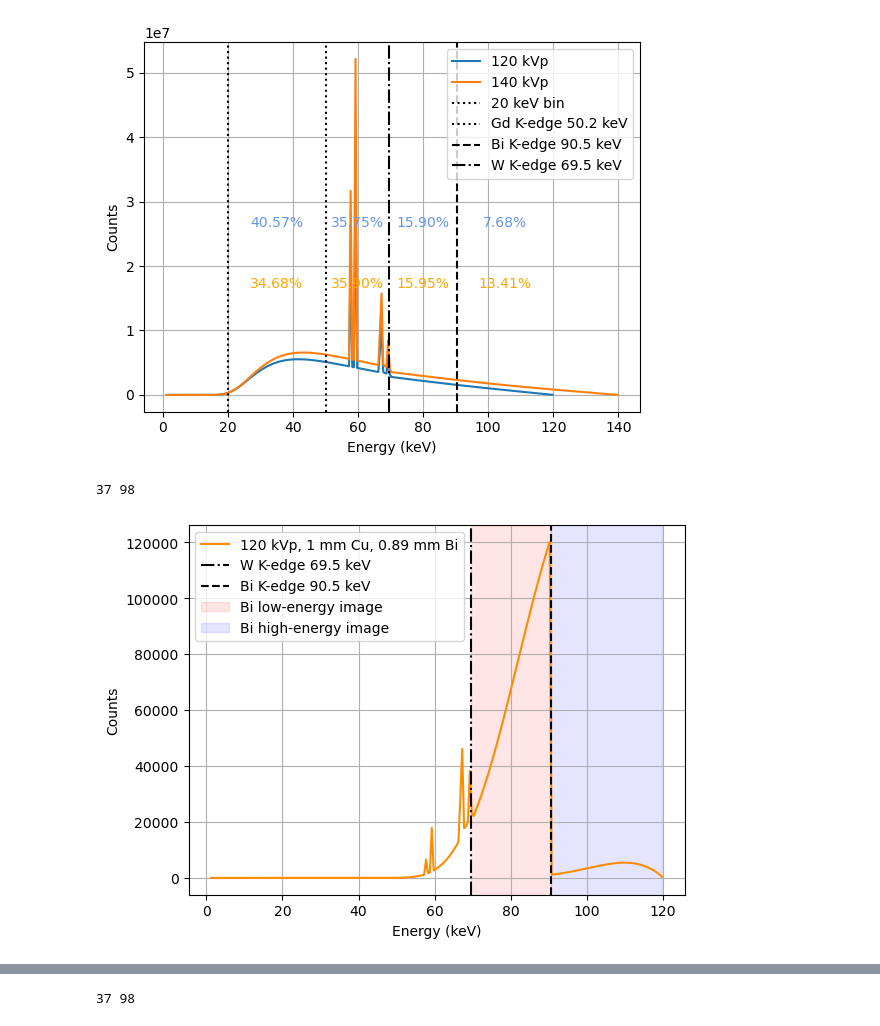
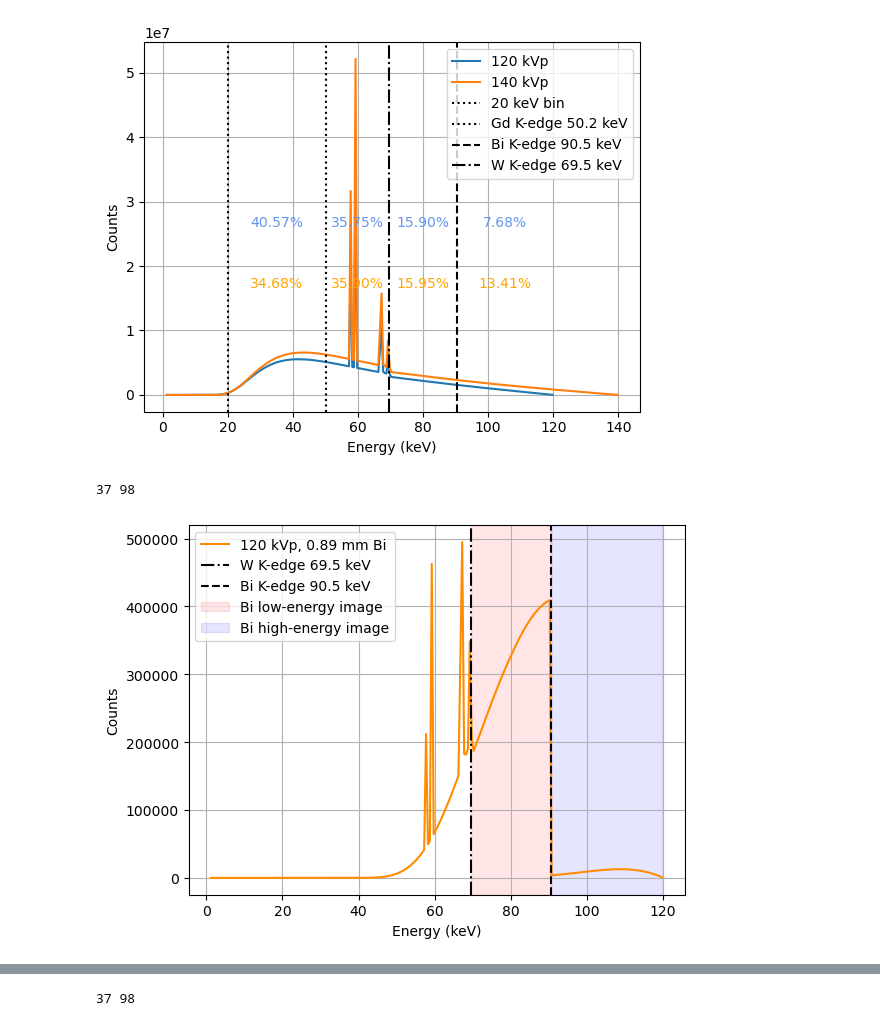
Before and after one commit to jerichooconnell/work-dfci, a Jupyter notebook: 3-jupyter_notebooks_patient/5-pcct_nanoparticle_analysis/look_at_attenuation_coefficients.ipynb, the cells around one changed output, grey strips where cells are left out. Cells and saved outputs as stored; diff of their text form; code cells hidden in the pictures.

```diff
--- a/3-jupyter_notebooks_patient/5-pcct_nanoparticle_analysis/look_at_attenuation_coefficients.ipynb
+++ b/3-jupyter_notebooks_patient/5-pcct_nanoparticle_analysis/look_at_attenuation_coefficients.ipynb
@@ -221,9 +221,9 @@ k_W_index = np.argmin(np.abs(xx - 69.5))
 k_20_index = np.argmin(np.abs(xx - 20))
 
 s2 = sp.Spek(120,14)
-s2.filter('Al',4)
+# s2.filter('Al',4)
 s2.filter('Bi',0.89)
-s2.filter('Cu',2)
+# s2.filter('Cu',2)
 
 xx2, yy2 = s2.get_spectrum()
 
@@ -255,7 +255,7 @@ mean_energy_bi_140 = np.sum(xx2[k_bi_index:]*(yy2[k_bi_index:]/np.sum(yy2[k_bi_i
 
 plt.figure()
 # plt.plot(xx, yy, label='120 kVp')
-plt.plot(xx2, yy2, label='120 kVp, 1 mm Cu, 0.89 mm Bi',c='darkorange')
+plt.plot(xx2, yy2, label='120 kVp, 0.89 mm Bi',c='darkorange')
 # plot the k_bismuth and k_gadolinium lines
 # plot the k_tungsten line as well
 # Show the percent of the fluence between the k-edges
@@ -279,32 +279,32 @@ mu_at_mean_energy_bi_140 = mu_bi(mean_energy_bi_140)
 #          color='r',ha='center',fontsize=14)
 # plt.text((k_bi+max(xx))/2, 0.5*max(yy2), f'$\mu$\n{mu_at_mean_energy_bi_120:.2f}\ncm$^{-1}$',
 #          color='b',ha='center',fontsize=14)
 
 
 # show the percent of the fluence between the k-edges in each num_regions
 # plt.text((k_gd+20)/2, 0.5*max(yy), f'{mean_energy_to_gd_120:.2f}\nkeV',color='r',ha='center',fontsize=14)
 # plt.text((k_gd+k_W)/2, 0.5*max(yy), f'{mean_energy_gd_to_W_120:.2f}\nkeV',color='b',ha='center',fontsize=14)
 # plt.text((k_W+k_bi)/2, 0.5*max(yy), f'{mean_energy_W_to_bi_120:.2f}\nkeV',color='cornflowerblue',ha='center')
 # plt.text((k_bi+max(xx))/2, 0.5*max(yy), f'{mean_energy_bi_120:.2f}\nkeV',color='cornflowerblue',ha='center')
 
 # plt.text((k_gd+20)/2, 0.5*max(yy2), f'{mean_energy_to_gd_140:.2f}\nkeV',color='orange',ha='center')
 # plt.text((k_gd+k_W)/2, 0.5*max(yy2), f'{mean_energy_gd_to_W_140:.2f}\nkeV',color='red',ha='center')
 # plt.text((k_W+k_bi)/2, 0.5*max(yy2), f'{mean_energy_W_to_bi_140:.2f}\nkeV',color='orange',ha='center')
 # plt.text((k_bi+max(xx))/2, 0.5*max(yy2), f'{mean_energy_bi_140:.2f}\nkeV',color='orange',ha='center')
 
 # plot the region between k_20 and k_gd in red and the next region in blue
 # plt.axvspan(k_20, k_gd, color='r', alpha=0.1, label='Gd low-energy image')
 # plt.axvspan(k_gd, k_W, color='b', alpha=0.1, label='Gd high-energy image')
 plt.axvspan(k_W, k_bi, color='r', alpha=0.1, label='Bi low-energy image')
 plt.axvspan(k_bi, max(xx2), color='b', alpha=0.1, label='Bi high-energy image')
 
 plt.xlabel('Energy (keV)')
 plt.ylabel('Counts')
 plt.grid()
 plt.legend()
 
 # Save the plot
-plt.savefig('spectra_bi_gd_mu_140_hard.png', dpi=300)
+plt.savefig('spectra_bi_gd_mu_140_low.png', dpi=300)
 # %% [output]
 37 98
-[figure, old version]
+[figure, new version]
```
Also changed, not shown: parts of 2 cells of this notebook, 42 other files.
